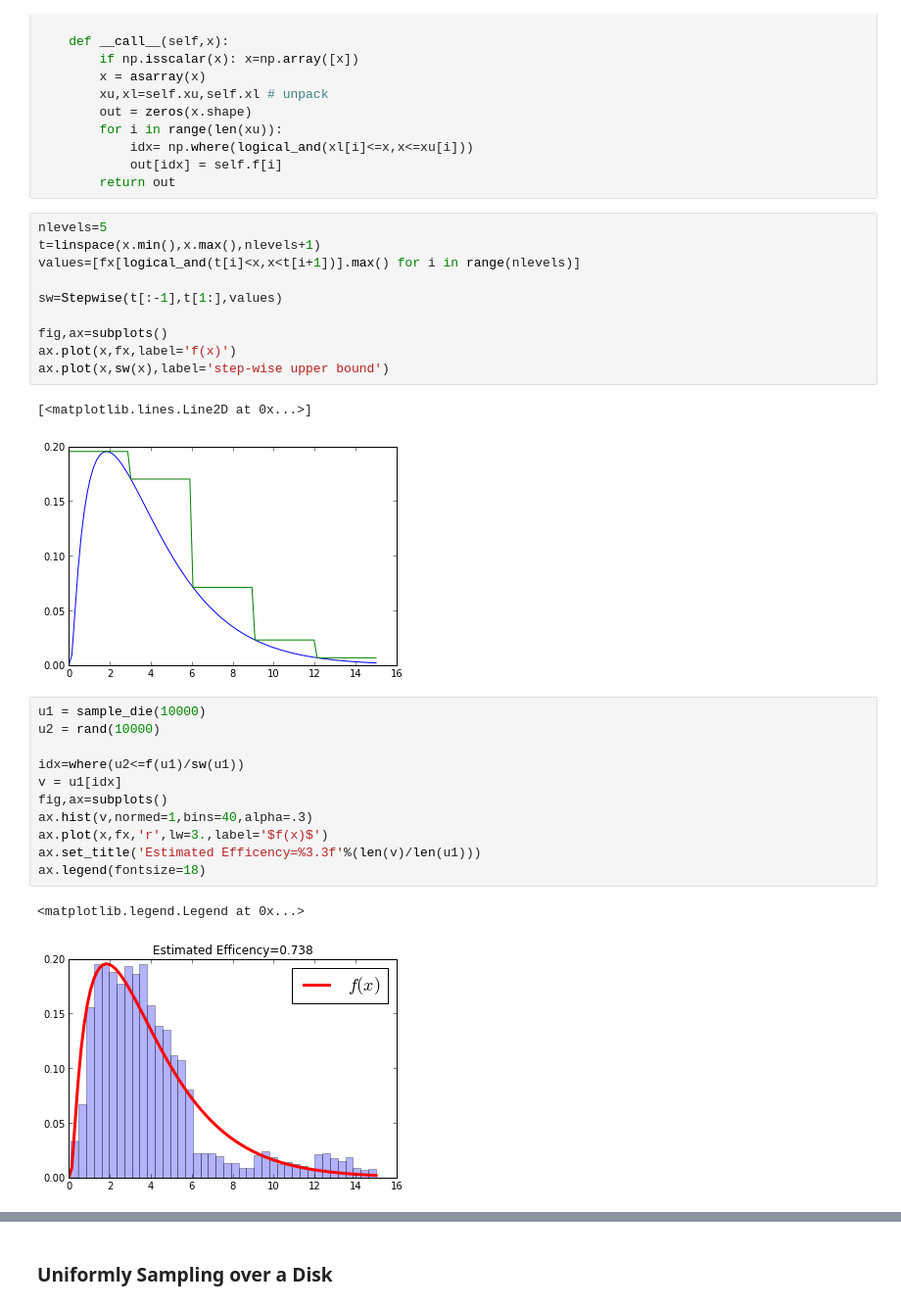
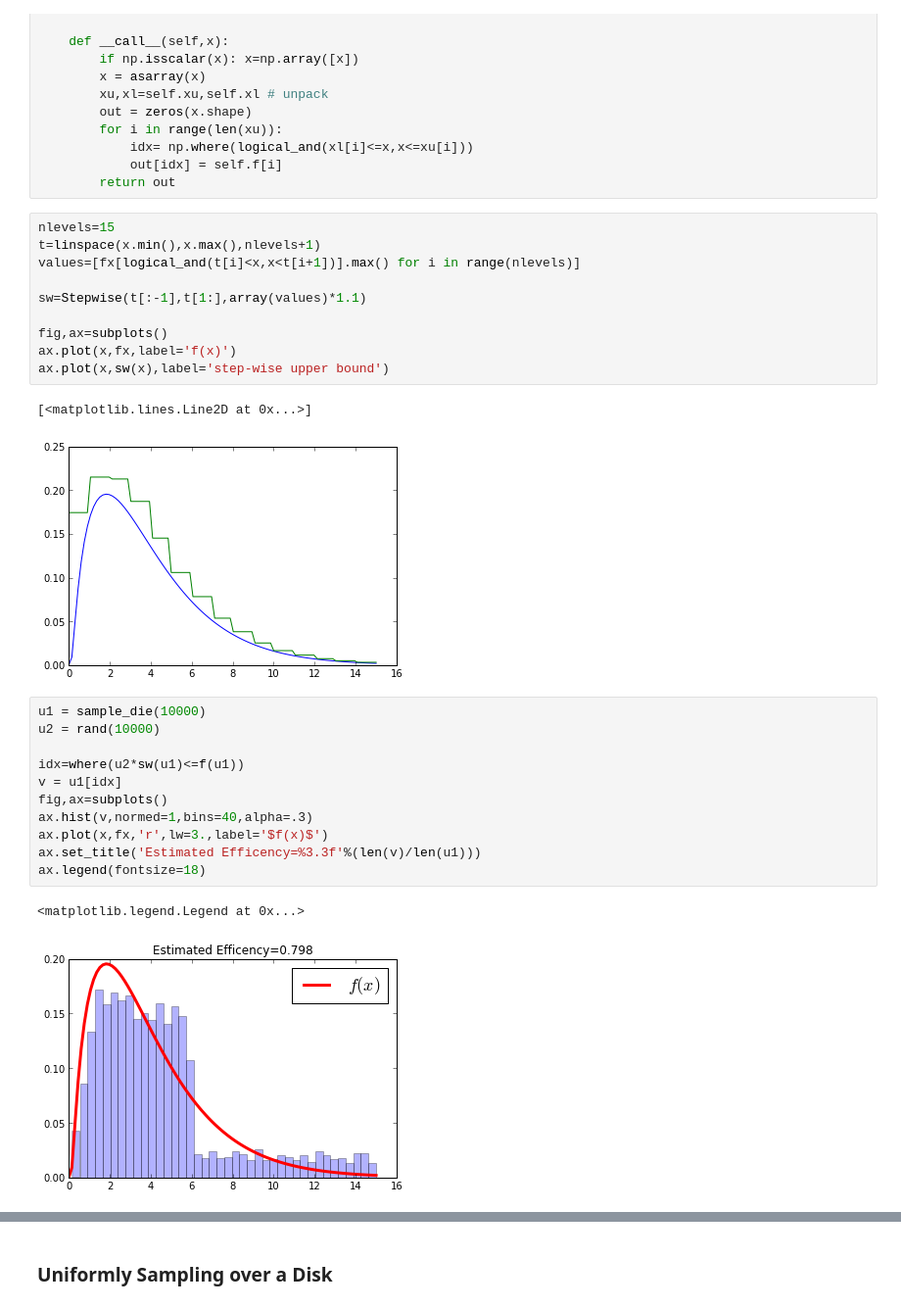
Before and after one commit to unpingco/Pig-in-the-Python, a Jupyter notebook: Sampling_Monte_Carlo.ipynb, the cells around one changed output, grey strips where cells are left out. Shown at 98% size. Saved outputs shown, nothing was run; the diff lists cells and outputs as text.

```diff
--- a/Sampling_Monte_Carlo.ipynb
+++ b/Sampling_Monte_Carlo.ipynb
@@ -242,32 +242,32 @@ class Stepwise(object):
             out[idx] = self.f[i]
         return out
 # %%
-nlevels=5
+nlevels=15
 t=linspace(x.min(),x.max(),nlevels+1)
 values=[fx[logical_and(t[i]<x,x<t[i+1])].max() for i in range(nlevels)]
 
-sw=Stepwise(t[:-1],t[1:],values)
+sw=Stepwise(t[:-1],t[1:],array(values)*1.1)
 
 fig,ax=subplots()
 ax.plot(x,fx,label='f(x)')
 ax.plot(x,sw(x),label='step-wise upper bound')
 # %% [output]
 [<matplotlib.lines.Line2D at 0x...>]
-[figure, old version]
+[figure, new version]
 # %%
 u1 = sample_die(10000)
 u2 = rand(10000)
 
-idx=where(u2<=f(u1)/sw(u1))
+idx=where(u2*sw(u1)<=f(u1))
 v = u1[idx]
 fig,ax=subplots()
 ax.hist(v,normed=1,bins=40,alpha=.3)
 ax.plot(x,fx,'r',lw=3.,label='$f(x)$')
 ax.set_title('Estimated Efficency=%3.3f'%(len(v)/len(u1)))
 ax.legend(fontsize=18)
 # %% [output]
 <matplotlib.legend.Legend at 0x...>
-[figure, old version]
+[figure, new version]
 # %%
 fig,ax=subplots()
 ax.plot(u1,u2,'.',label='rejected',alpha=.3)
```
Also changed, not shown: parts of 1 cell of this notebook.
